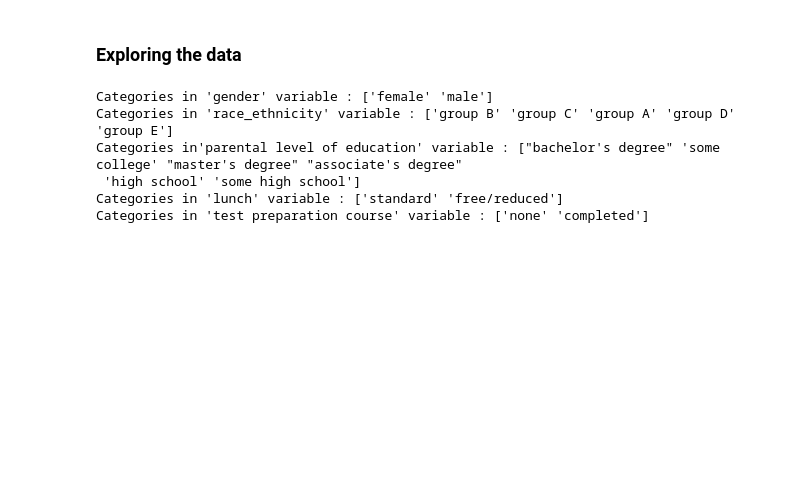
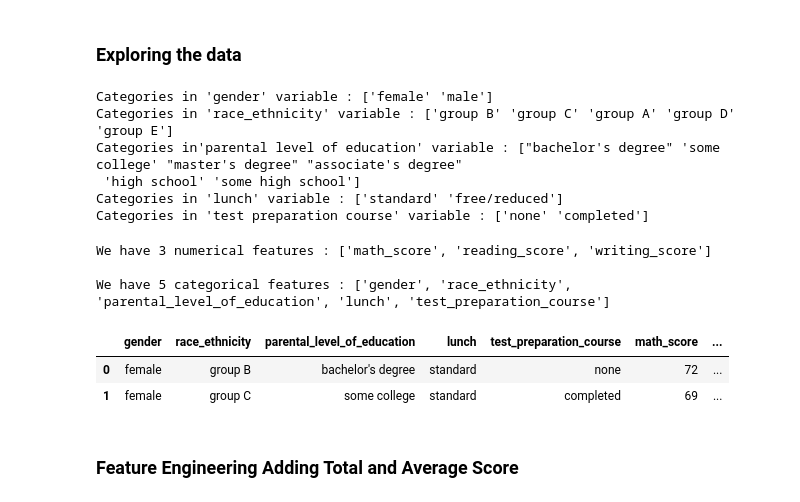
Before and after one commit to AbdulTaufeeq01/mlproject, a Jupyter notebook: notebook/edaonstudentperformance.ipynb, the cells around one changed output. Drawn from its saved outputs; the diff is of its cells as text; code cells hidden in the pictures; blank space fills up the shorter version.

```diff
--- a/notebook/edaonstudentperformance.ipynb
+++ b/notebook/edaonstudentperformance.ipynb
@@ -157,3 +158,24 @@ Categories in'parental level of education' variable : ["bachelor's degree" 'some
  'high school' 'some high school']
 Categories in 'lunch' variable : ['standard' 'free/reduced']
 Categories in 'test preparation course' variable : ['none' 'completed']
+# %%
+# define numerical & categorical columns
+numeric_features = [feature for feature in df.columns if df[feature].dtype != 'O']
+categorical_features = [feature for feature in df.columns if df[feature].dtype == 'O']
+# checking whether the features are numerical by seeing whether they are equal or not equal to object
+
+# print columns
+print('We have {} numerical features : {}'.format(len(numeric_features), numeric_features))
+print('\nWe have {} categorical features : {}'.format(len(categorical_features), categorical_features))
+# %% [output]
+We have 3 numerical features : ['math_score', 'reading_score', 'writing_score']
+
+We have 5 categorical features : ['gender', 'race_ethnicity', 'parental_level_of_education', 'lunch', 'test_preparation_course']
+# %%
+df.head(2)
+# %% [output]
+|  | gender | race_ethnicity | parental_level_of_education | lunch | test_preparation_course | math_score | ... |
+| 0 | female | group B | bachelor's degree | standard | none | 72 | ... |
+| 1 | female | group C | some college | standard | completed | 69 | ... |
+# %% [markdown]
+### Feature Engineering Adding Total and Average Score
```
Also changed, not shown: parts of 13 cells of this notebook, 1 other file.
